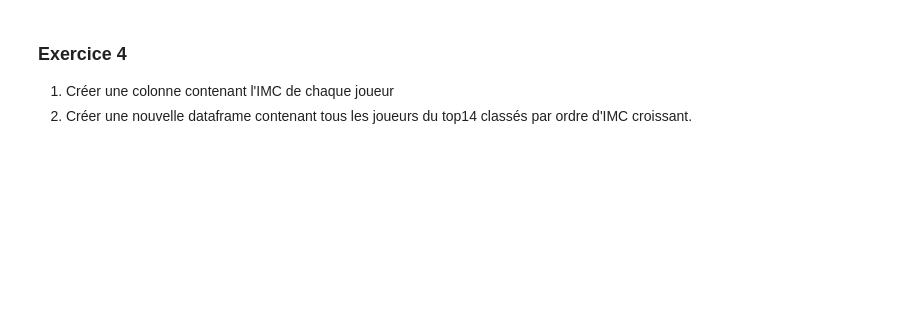
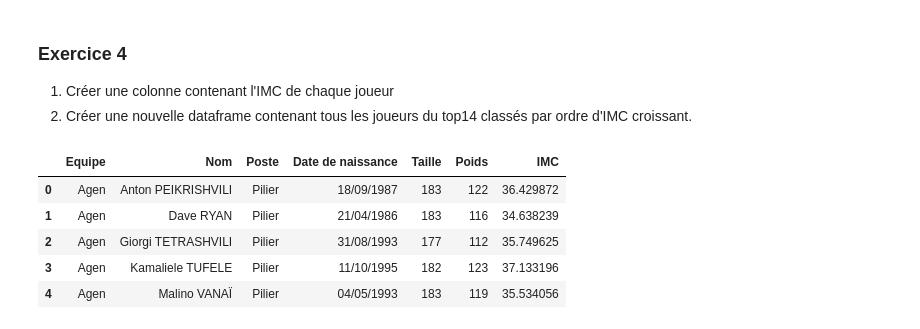
Before and after one commit to glassus/nsi, a Jupyter notebook: Premiere/Theme06_Traitement_de_donnees/03_Pandas_eleves.ipynb, the cells around one changed output. Saved outputs shown, nothing was run; the diff lists cells and outputs as text; code cells hidden in the pictures; blank space fills up the shorter version.

```diff
--- a/Premiere/Theme06_Traitement_de_donnees/03_Pandas_eleves.ipynb
+++ b/Premiere/Theme06_Traitement_de_donnees/03_Pandas_eleves.ipynb
@@ -133,3 +338,13 @@ df.head()
 
 1. Créer une colonne contenant l'IMC de chaque joueur
 2. Créer une nouvelle dataframe contenant tous les joueurs du top14 classés par ordre d'IMC croissant.
+# %%
+df['IMC'] = df['Poids'] / (df['Taille']/100)**2
+df.head()
+# %% [output]
+|  | Equipe | Nom | Poste | Date de naissance | Taille | Poids | IMC |
+| 0 | Agen | Anton PEIKRISHVILI | Pilier | 18/09/1987 | 183 | 122 | 36.429872 |
+| 1 | Agen | Dave RYAN | Pilier | 21/04/1986 | 183 | 116 | 34.638239 |
+| 2 | Agen | Giorgi TETRASHVILI | Pilier | 31/08/1993 | 177 | 112 | 35.749625 |
+| 3 | Agen | Kamaliele TUFELE | Pilier | 11/10/1995 | 182 | 123 | 37.133196 |
+| 4 | Agen | Malino VANAÏ | Pilier | 04/05/1993 | 183 | 119 | 35.534056 |
```
Also changed, not shown: parts of 27 cells of this notebook.
